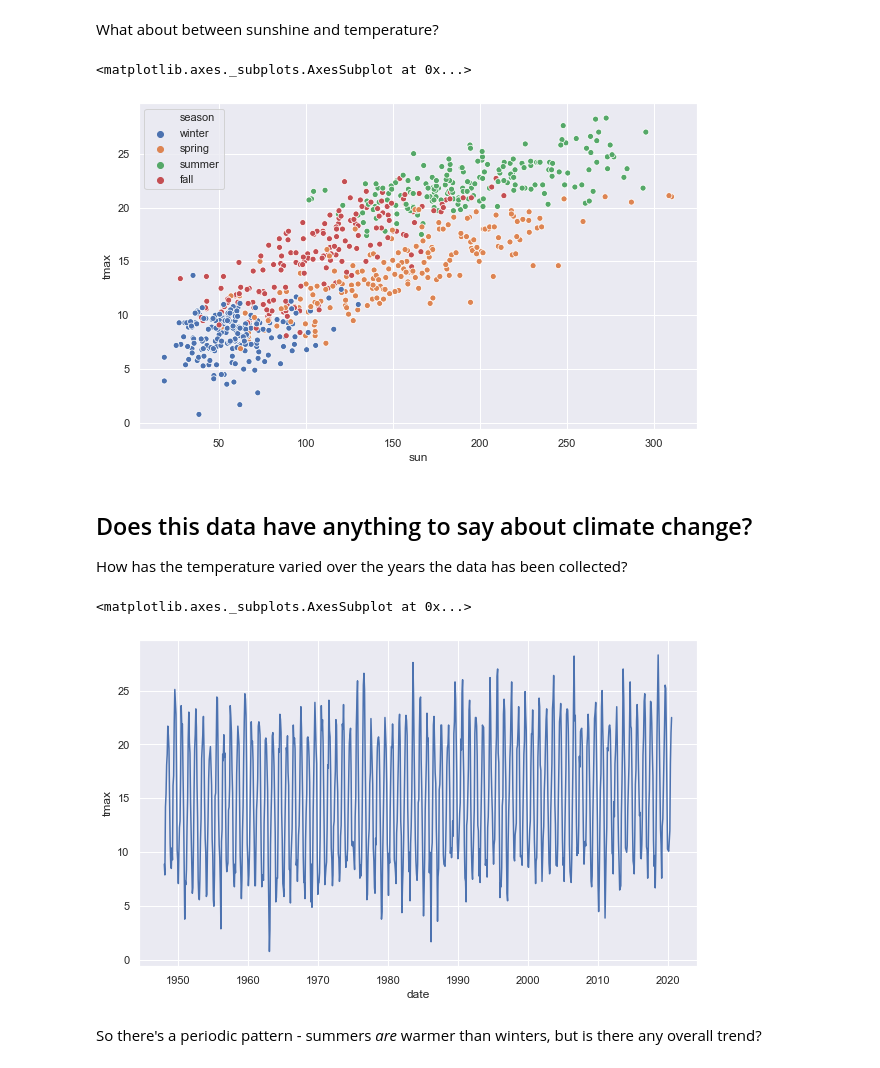
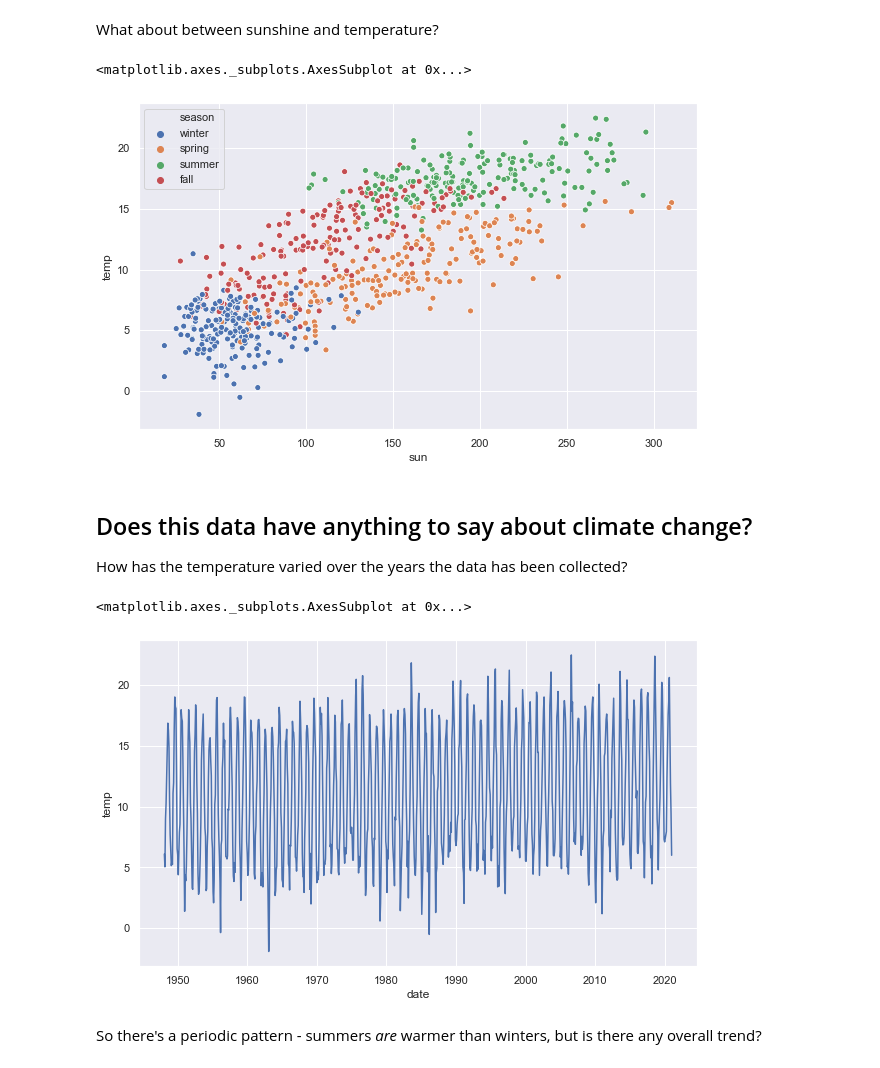
Before and after one commit to milesberry/ds4k12, a Jupyter notebook: csta2021.ipynb, the cells around one changed output. Drawn from its saved outputs; the diff is of its cells as text; code cells hidden in the pictures.

```diff
--- a/csta2021.ipynb
+++ b/csta2021.ipynb
@@ -503,19 +503,19 @@ sns.scatterplot(dataset.tmax,dataset.rain,hue=dataset.season)
 # %% [markdown]
 What about between sunshine and temperature?
 # %%
-sns.scatterplot(dataset.sun,dataset.tmax,hue=dataset.season)
+sns.scatterplot(dataset.sun,dataset.temp,hue=dataset.season)
 # %% [output]
 <matplotlib.axes._subplots.AxesSubplot at 0x...>
-[figure, old version]
+[figure, new version]
 # %% [markdown]
 ## Does this data have anything to say about climate change?
 
 How has the temperature varied over the years the data has been collected?
 # %%
-sns.lineplot(dataset.index.end_time,dataset.tmax)
+sns.lineplot(dataset.index.end_time,dataset.temp)
 # %% [output]
 <matplotlib.axes._subplots.AxesSubplot at 0x...>
-[figure, old version]
+[figure, new version]
 # %% [markdown]
 So there's a periodic pattern - summers *are* warmer than winters, but is there any overall trend?
 # %%
```
Also changed, not shown: parts of 22 cells of this notebook, 6 other files.
